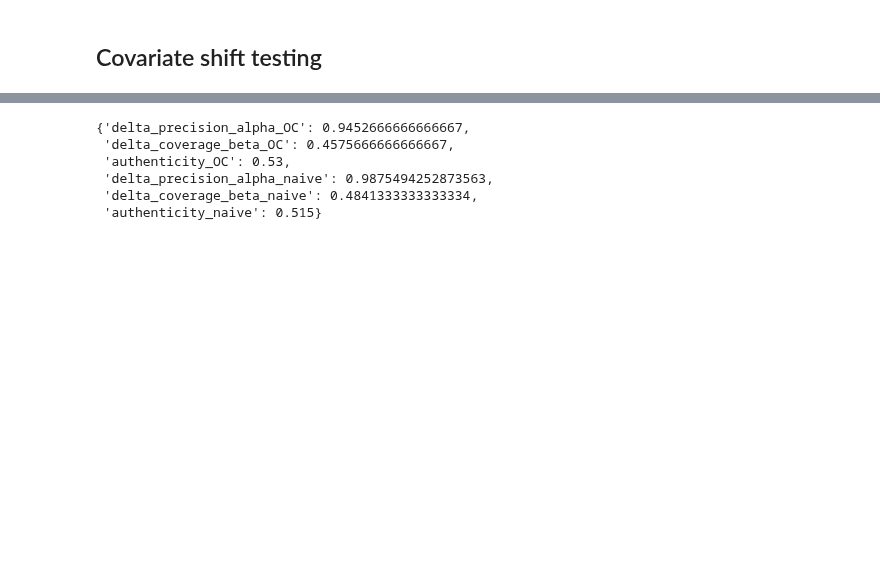
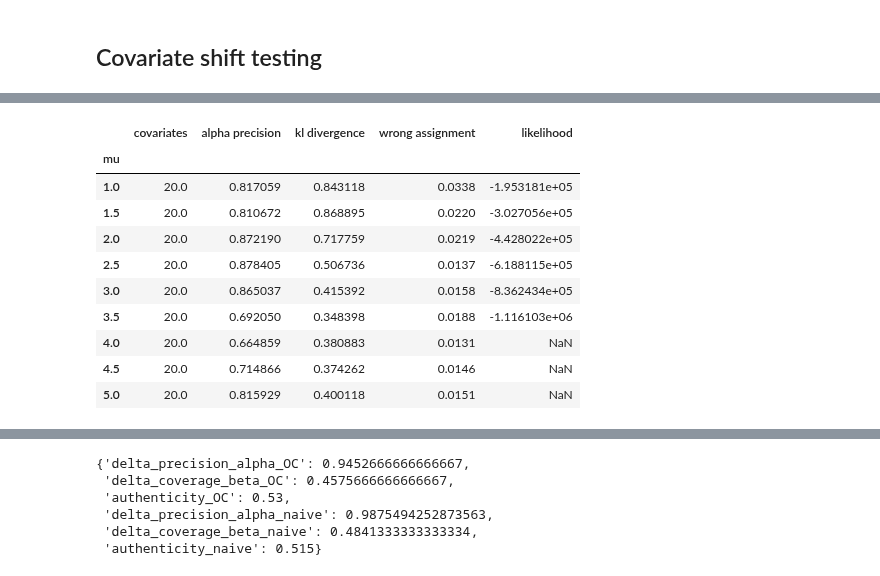
Before and after one commit to harrya32/causal_synthetic_data, a Jupyter notebook: Experiments/Experiments.ipynb, the cells around one changed output, grey strips where cells are left out. Saved outputs shown, nothing was run; the diff lists cells and outputs as text; code cells hidden in the pictures; blank space fills up the shorter version.

```diff
--- a/Experiments/Experiments.ipynb
+++ b/Experiments/Experiments.ipynb
@@ -1455 +1466,15 @@ results.to_csv('covriate_shift_example_ctgan.csv', index=False)
+# %%
+results.groupby('mu').mean()
+# %% [output]
+|  | covariates | alpha precision | kl divergence | wrong assignment | likelihood |
+| mu |  |  |  |  |  |
+| 1.0 | 20.0 | 0.817059 | 0.843118 | 0.0338 | -1.953181e+05 |
+| 1.5 | 20.0 | 0.810672 | 0.868895 | 0.0220 | -3.027056e+05 |
+| 2.0 | 20.0 | 0.872190 | 0.717759 | 0.0219 | -4.428022e+05 |
+| 2.5 | 20.0 | 0.878405 | 0.506736 | 0.0137 | -6.188115e+05 |
+| 3.0 | 20.0 | 0.865037 | 0.415392 | 0.0158 | -8.362434e+05 |
+| 3.5 | 20.0 | 0.692050 | 0.348398 | 0.0188 | -1.116103e+06 |
+| 4.0 | 20.0 | 0.664859 | 0.380883 | 0.0131 | NaN |
+| 4.5 | 20.0 | 0.714866 | 0.374262 | 0.0146 | NaN |
+| 5.0 | 20.0 | 0.815929 | 0.400118 | 0.0151 | NaN |
 # %%
```
Also changed, not shown: parts of 8 cells of this notebook.
